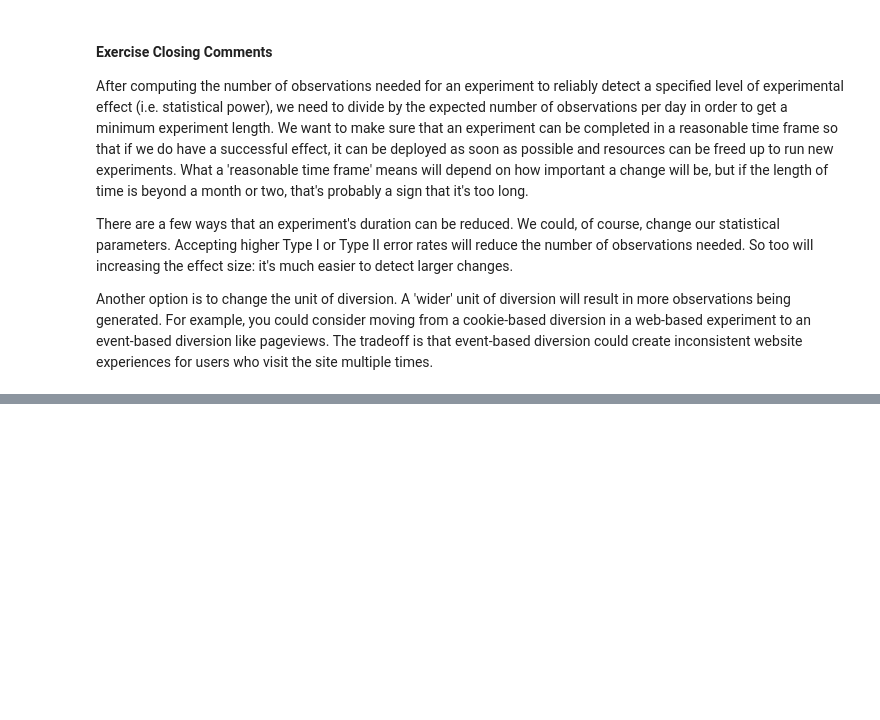
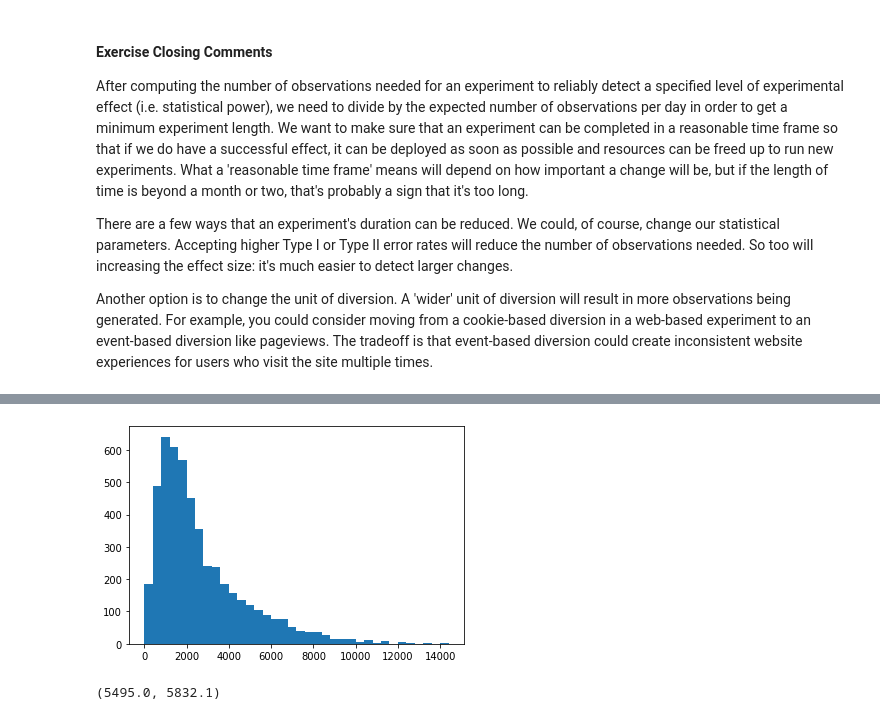
Before and after one commit to ChristopherDaigle/udacity_nano_ds, a Jupyter notebook: main_lessons/04_exp_des_recc/lesson_03_stat_con.ipynb, the cells around one changed output, grey strips where cells are left out. Saved outputs shown, nothing was run; the diff lists cells and outputs as text; code cells hidden in the pictures; blank space fills up the shorter version.

```diff
--- a/main_lessons/04_exp_des_recc/lesson_03_stat_con.ipynb
+++ b/main_lessons/04_exp_des_recc/lesson_03_stat_con.ipynb
@@ -447,0 +504,3 @@ Of course, performing a dummy test requires an investment of resources, the most
+# %%
+data = pd.read_csv('01_stat_considerations/data/bootstrapping_data.csv')
+data.head()
@@ -447,0 +514,10 @@ Of course, performing a dummy test requires an investment of resources, the most
+# %%
+# data visualization
+plt.hist(data['time'], bins = np.arange(0, data['time'].max()+400, 400));
+# %% [output]
+[figure, added]
+# %%
+lims = quantile_ci(data['time'], 0.9)
+print(lims)
+# %% [output]
+(5495.0, 5832.1)
```
Also changed, not shown: parts of 6 cells of this notebook.
